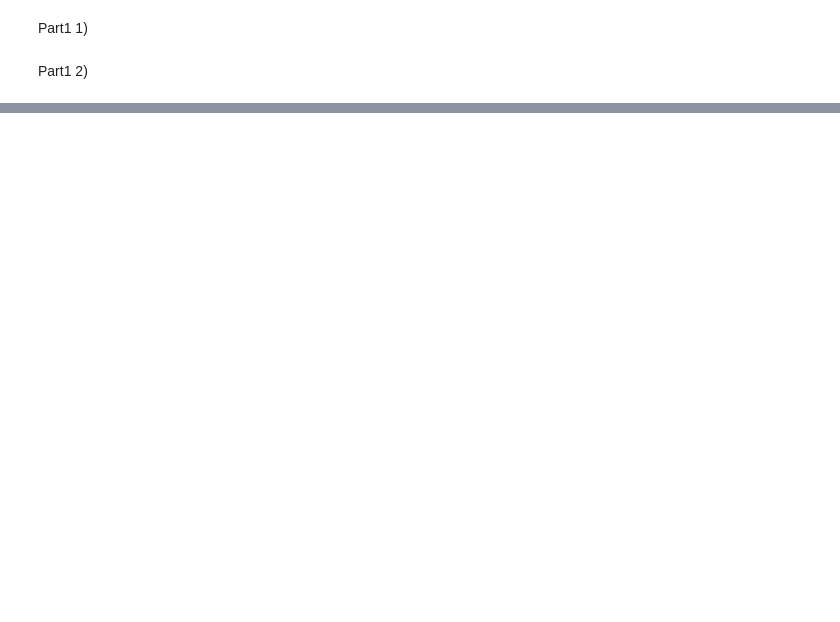
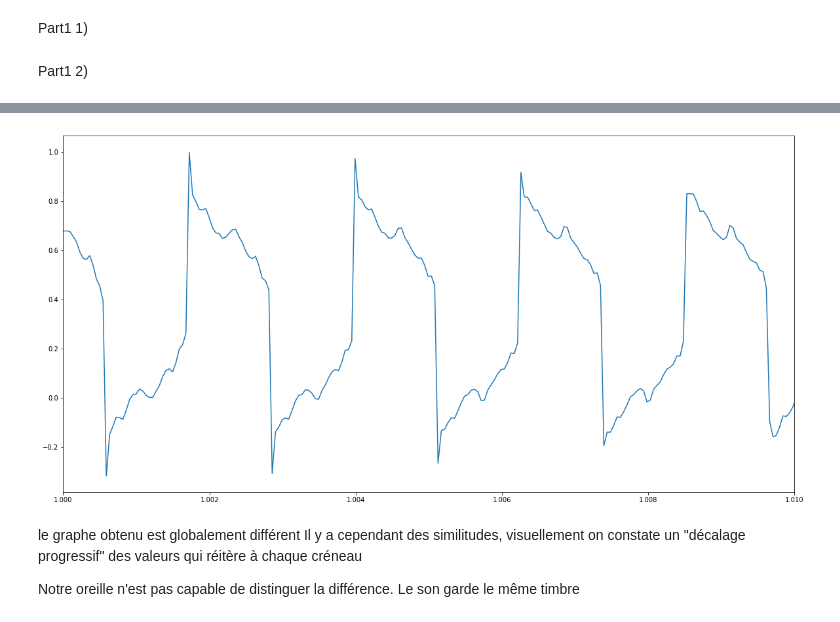
Before and after one commit to guillaume-haerinck/imac-tp-signal, a Jupyter notebook: tp-03/Rendu-tp03.ipynb, the cells around one changed output, grey strips where cells are left out. Drawn from its saved outputs; the diff is of its cells as text; code cells hidden in the pictures; blank space fills up the shorter version.

```diff
--- a/tp-03/Rendu-tp03.ipynb
+++ b/tp-03/Rendu-tp03.ipynb
@@ -101,0 +111,23 @@ enregistrer_son("signal_periodique_P1", signalRectEven, Fs)
+# %%
+N = 20
+f0 = 440
+Fs = 22050
+Ts = 1/Fs
+t = np.arange(0, 4, Ts)
+Gain = gain(N)
+Phase = phase(N)
+
+signalRectEven = creer_signal_periodique(Phase, Gain, f0, t, Fs)
+
+plt.figure(1, figsize = (20, 10))
+plt.plot(signalRectEven.t, signalRectEven.x)
+plt.xlim(1, 1.01)
+
+enregistrer_son("signal_periodique_P1_2", signalRectEven, Fs)
+# %% [output]
+[figure, added]
+# %% [markdown]
+le graphe obtenu est globalement différent
+Il y a cependant des similitudes, visuellement on constate un "décalage progressif" des valeurs qui réitère à chaque créneau
+
+Notre oreille n'est pas capable de distinguer la différence. Le son garde le même timbre
```
Also changed, not shown: parts of 4 cells of this notebook.
